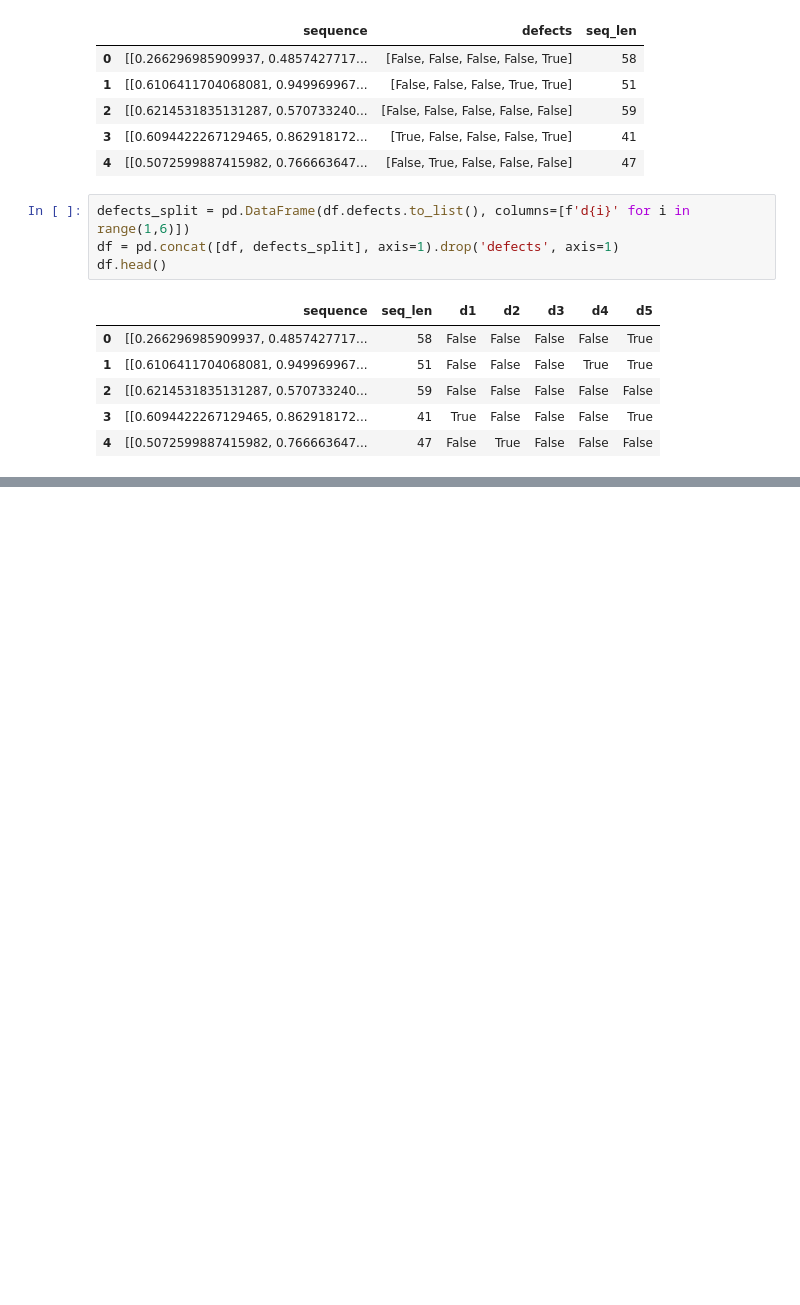
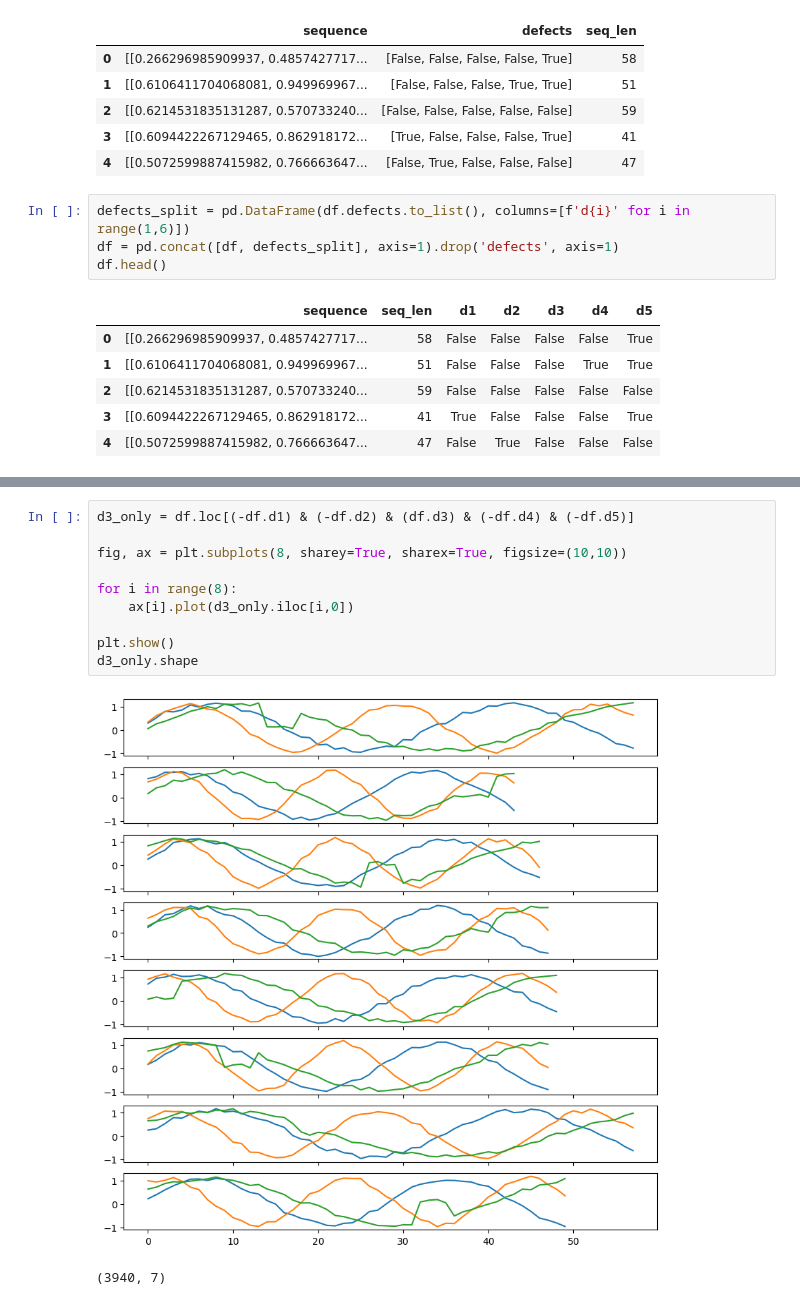
Before and after one commit to lukik45/candle-defect-detection, a Jupyter notebook: report.ipynb, the cells around one changed output, grey strips where cells are left out. Cells and saved outputs as stored; diff of their text form; blank space fills up the shorter version.

```diff
--- a/report.ipynb
+++ b/report.ipynb
@@ -363,0 +386,13 @@ df.head()
+# %%
+d3_only = df.loc[(-df.d1) & (-df.d2) & (df.d3) & (-df.d4) & (-df.d5)]
+
+fig, ax = plt.subplots(8, sharey=True, sharex=True, figsize=(10,10))
+
+for i in range(8):
+    ax[i].plot(d3_only.iloc[i,0])
+
+plt.show()
+d3_only.shape
+# %% [output]
+[figure, added]
+(3940, 7)
```
Also changed, not shown: parts of 8 cells of this notebook.
